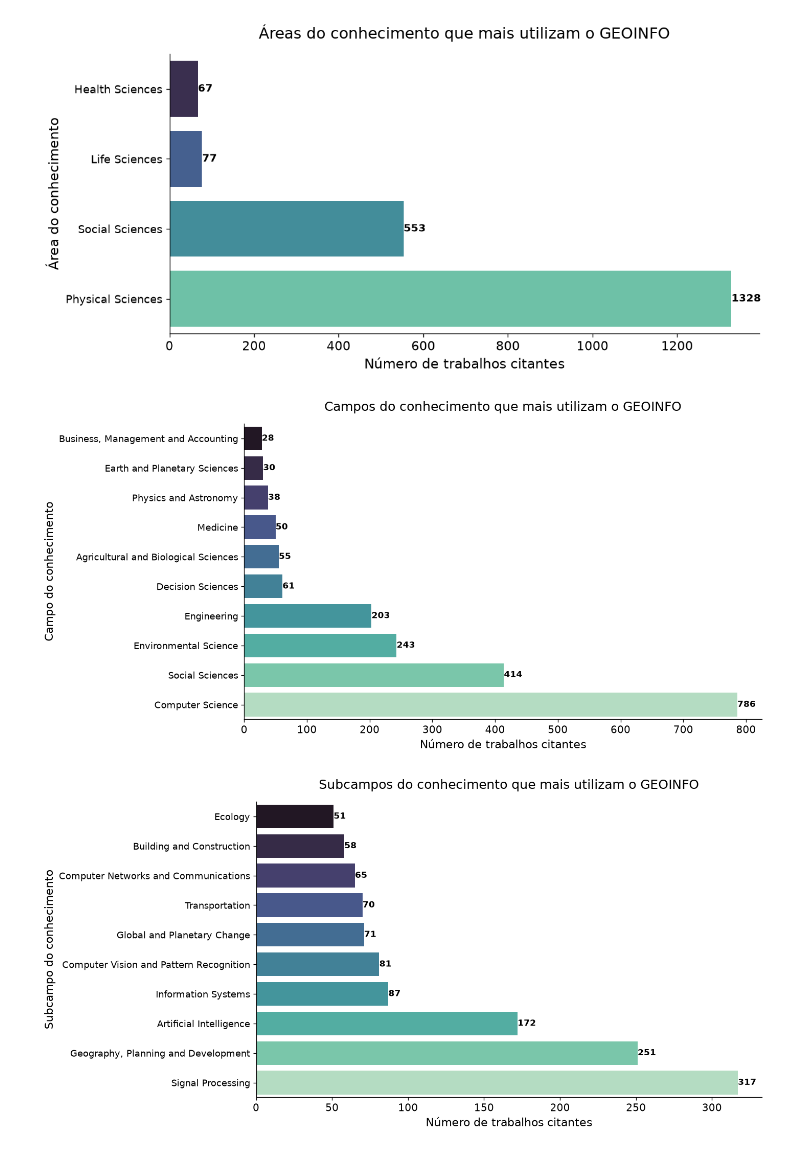
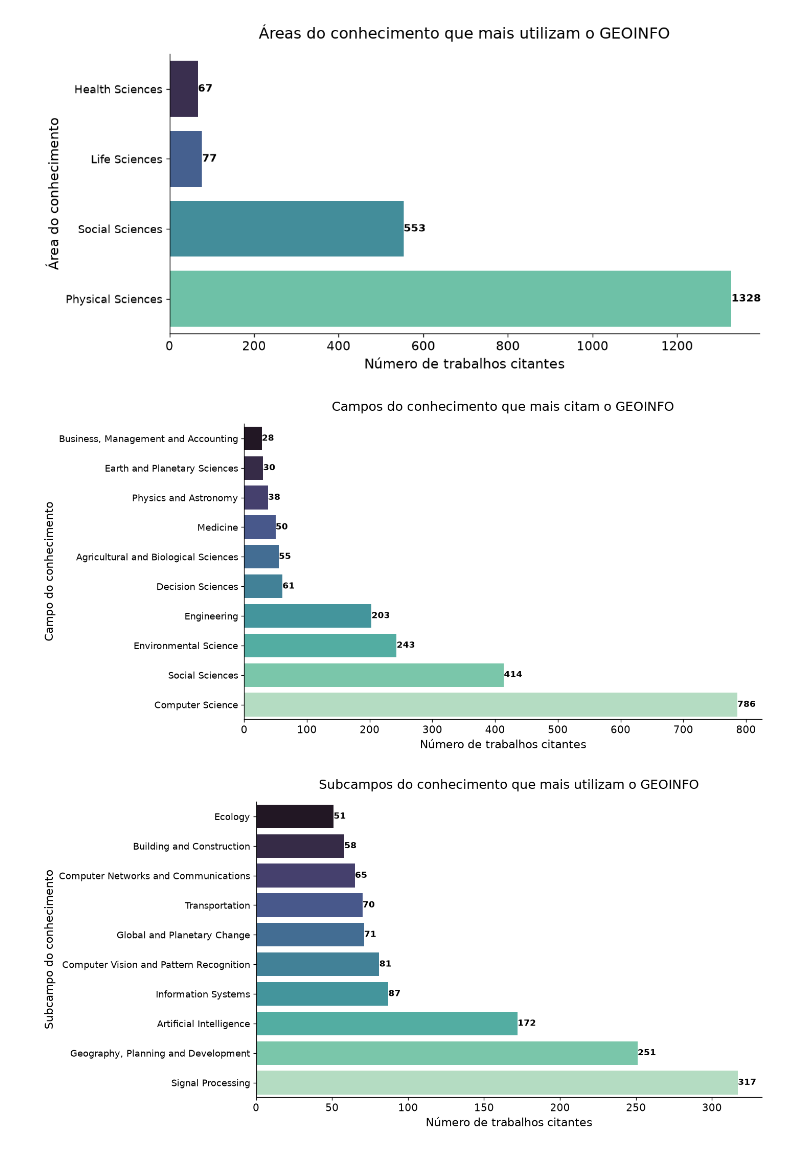
Before and after one commit to GiuliaRomas/geoinfo_citations, a Jupyter notebook: notebooks/03_eda_analysis.ipynb, the cells around one changed output. Drawn from its saved outputs; the diff is of its cells as text; code cells hidden in the pictures.

```diff
--- a/notebooks/03_eda_analysis.ipynb
+++ b/notebooks/03_eda_analysis.ipynb
@@ -575,29 +575,29 @@ top_campos = (top_campos[~top_campos.isin(["Não informado"])].value_counts().he
 # %%
 plt.figure(figsize=(12, 6))
 
 colors = sns.color_palette("mako", len(top_campos))
 
 ax = sns.barplot(x=top_campos.values, y=top_campos.index,  palette=colors, hue=top_campos.index)
 
-ax.set_title("Campos do conhecimento que mais utilizam o GEOINFO", fontsize=15, pad=15)
+ax.set_title("Campos do conhecimento que mais citam o GEOINFO", fontsize=15, pad=15)
 ax.set_xlabel("Número de trabalhos citantes", fontsize=13)
 ax.set_ylabel("Campo do conhecimento", fontsize=13)
 
 ax.tick_params(axis="x", labelsize=12)
 ax.tick_params(axis="y", labelsize=11)
 
 if ax.get_legend() is not None:
     ax.get_legend().remove()
 
 for i, v in enumerate(top_campos.values):
     ax.text(v + 0.2, i, f"{int(v)}", va="center", fontsize=10, fontweight="bold")
 
 sns.despine()
 
 plt.tight_layout()
 plt.show()
 # %% [output]
-[figure, old version]
+[figure, new version]
 # %%
 top_subcampos = (df_citacoes["subcampo"].dropna())
 top_subcampos = (top_subcampos[~top_subcampos.isin(["Não informado"])].value_counts().head(10).sort_values())
```
Also changed, not shown: parts of 1 cell of this notebook, 3 other files.
